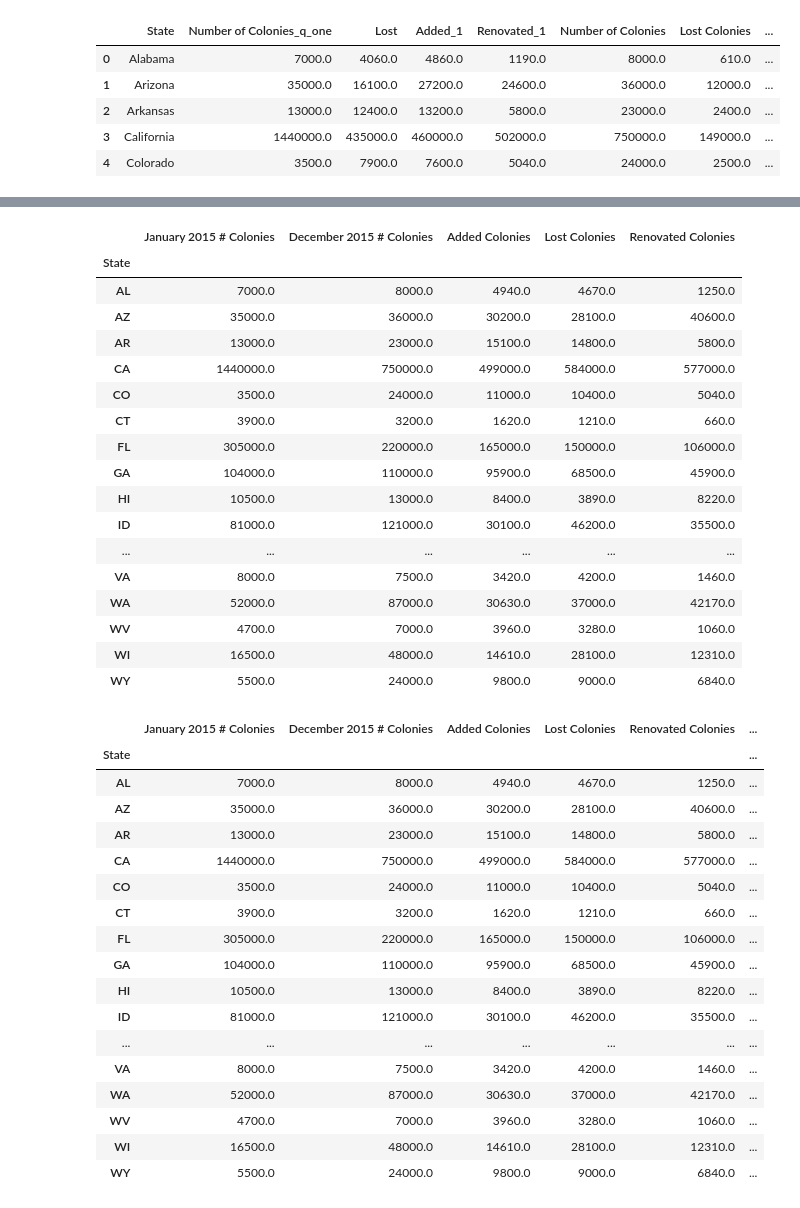
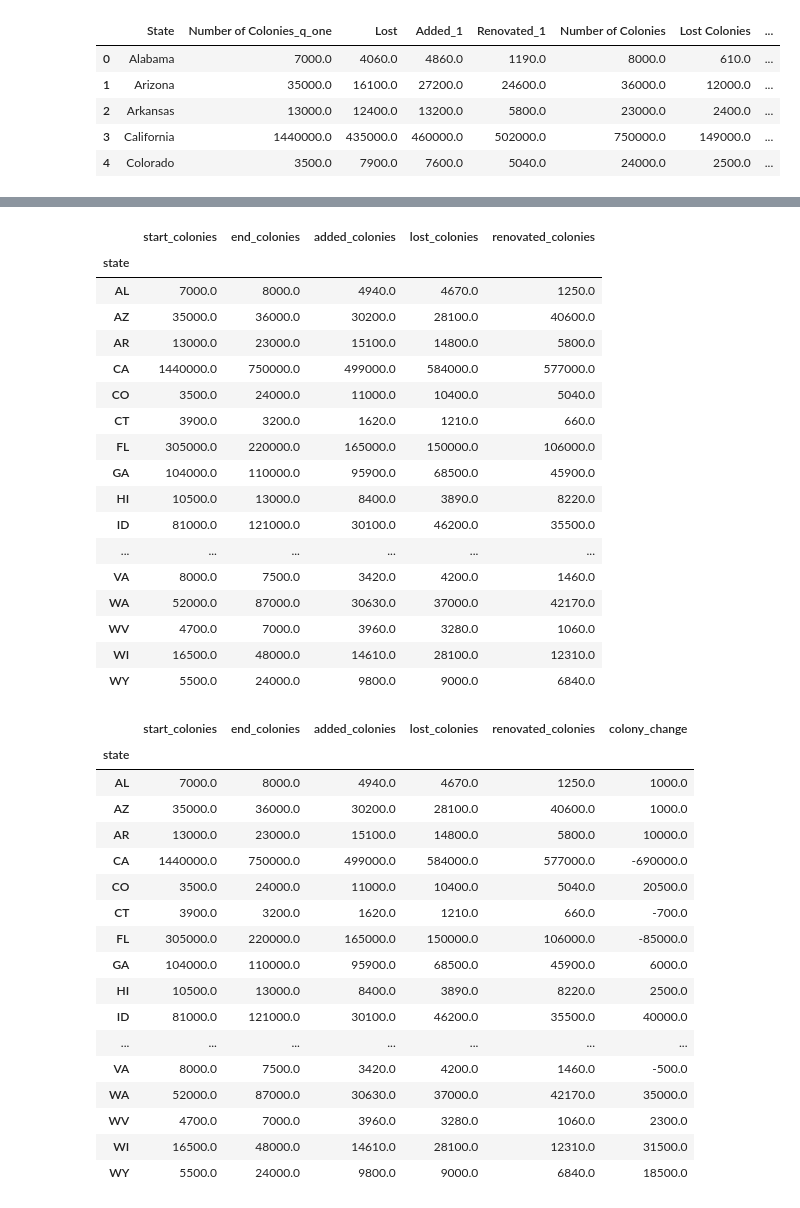
Before and after one commit to ericaleon/ETL_project, a Jupyter notebook: Extract Colony Data.ipynb, the cells around one changed output, grey strips where cells are left out. Drawn from its saved outputs; the diff is of its cells as text; code cells hidden in the pictures.

Commit message:
combining honey and colonies notebooks

```diff
--- a/Extract Colony Data.ipynb
+++ b/Extract Colony Data.ipynb
@@ -297,6 +307,6 @@ end = q1_q4["Number of Colonies"]
 added = q1_q4["Added_Total"]
 lost = q1_q4["Lost_Total"]
 renovated = q1_q4["Renovated_Total"]
-total_2015 = pd.DataFrame({"State":state, "January 2015 # Colonies":start, "December 2015 # Colonies":end, "Added Colonies":added, "Lost Colonies":lost, "Renovated Colonies":renovated})
+total_2015 = pd.DataFrame({"state":state, "start_colonies":start, "end_colonies":end, "added_colonies":added, "lost_colonies":lost, "renovated_colonies":renovated})
 total_2015
 # %% [output]
@@ -320,5 +330,5 @@ total_2015
 # %%
-total_2015["State"] = total_2015["State"].replace({
+total_2015["state"] = total_2015["state"].replace({
     'Alabama': 'AL',
     'Alaska': 'AK',
     'Arizona': 'AZ',
@@ -393,5 +403,5 @@ total_2015
 # %%
 # Set dataframe index to state
-total_2015=total_2015.set_index("State")
+total_2015=total_2015.set_index("state")
 total_2015
 # %% [output]
@@ -418,8 +428,8 @@ total_2015
 total_2015.drop(total_2015.index[45:], inplace=True)
 total_2015
 # %% [output]
-|  | January 2015 # Colonies | December 2015 # Colonies | Added Colonies | Lost Colonies | Renovated Colonies |
-| State |  |  |  |  |  |
+|  | start_colonies | end_colonies | added_colonies | lost_colonies | renovated_colonies |
+| state |  |  |  |  |  |
 | AL | 7000.0 | 8000.0 | 4940.0 | 4670.0 | 1250.0 |
 | AZ | 35000.0 | 36000.0 | 30200.0 | 28100.0 | 40600.0 |
 | AR | 13000.0 | 23000.0 | 15100.0 | 14800.0 | 5800.0 |
@@ -438,25 +448,25 @@ total_2015
 | WY | 5500.0 | 24000.0 | 9800.0 | 9000.0 | 6840.0 |
 # %%
 # Calculate the change in number of colonies from Jan. to Dec. and put that info into a column
-change = total_2015["December 2015 # Colonies"]-total_2015["January 2015 # Colonies"]
-total_2015["Colony Change 2015"]=change
+change = total_2015["end_colonies"]-total_2015["start_colonies"]
+total_2015["colony_change"]=change
 total_2015
 # %% [output]
-|  | January 2015 # Colonies | December 2015 # Colonies | Added Colonies | Lost Colonies | Renovated Colonies | ... |
-| State |  |  |  |  |  | ... |
-| AL | 7000.0 | 8000.0 | 4940.0 | 4670.0 | 1250.0 | ... |
-| AZ | 35000.0 | 36000.0 | 30200.0 | 28100.0 | 40600.0 | ... |
-| AR | 13000.0 | 23000.0 | 15100.0 | 14800.0 | 5800.0 | ... |
-| CA | 1440000.0 | 750000.0 | 499000.0 | 584000.0 | 577000.0 | ... |
-| CO | 3500.0 | 24000.0 | 11000.0 | 10400.0 | 5040.0 | ... |
-| CT | 3900.0 | 3200.0 | 1620.0 | 1210.0 | 660.0 | ... |
-| FL | 305000.0 | 220000.0 | 165000.0 | 150000.0 | 106000.0 | ... |
-| GA | 104000.0 | 110000.0 | 95900.0 | 68500.0 | 45900.0 | ... |
-| HI | 10500.0 | 13000.0 | 8400.0 | 3890.0 | 8220.0 | ... |
-| ID | 81000.0 | 121000.0 | 30100.0 | 46200.0 | 35500.0 | ... |
+|  | start_colonies | end_colonies | added_colonies | lost_colonies | renovated_colonies | colony_change |
+| state |  |  |  |  |  |  |
+| AL | 7000.0 | 8000.0 | 4940.0 | 4670.0 | 1250.0 | 1000.0 |
+| AZ | 35000.0 | 36000.0 | 30200.0 | 28100.0 | 40600.0 | 1000.0 |
+| AR | 13000.0 | 23000.0 | 15100.0 | 14800.0 | 5800.0 | 10000.0 |
+| CA | 1440000.0 | 750000.0 | 499000.0 | 584000.0 | 577000.0 | -690000.0 |
+| CO | 3500.0 | 24000.0 | 11000.0 | 10400.0 | 5040.0 | 20500.0 |
+| CT | 3900.0 | 3200.0 | 1620.0 | 1210.0 | 660.0 | -700.0 |
+| FL | 305000.0 | 220000.0 | 165000.0 | 150000.0 | 106000.0 | -85000.0 |
+| GA | 104000.0 | 110000.0 | 95900.0 | 68500.0 | 45900.0 | 6000.0 |
+| HI | 10500.0 | 13000.0 | 8400.0 | 3890.0 | 8220.0 | 2500.0 |
+| ID | 81000.0 | 121000.0 | 30100.0 | 46200.0 | 35500.0 | 40000.0 |
 | ... | ... | ... | ... | ... | ... | ... |
-| VA | 8000.0 | 7500.0 | 3420.0 | 4200.0 | 1460.0 | ... |
-| WA | 52000.0 | 87000.0 | 30630.0 | 37000.0 | 42170.0 | ... |
-| WV | 4700.0 | 7000.0 | 3960.0 | 3280.0 | 1060.0 | ... |
-| WI | 16500.0 | 48000.0 | 14610.0 | 28100.0 | 12310.0 | ... |
-| WY | 5500.0 | 24000.0 | 9800.0 | 9000.0 | 6840.0 | ... |
+| VA | 8000.0 | 7500.0 | 3420.0 | 4200.0 | 1460.0 | -500.0 |
+| WA | 52000.0 | 87000.0 | 30630.0 | 37000.0 | 42170.0 | 35000.0 |
+| WV | 4700.0 | 7000.0 | 3960.0 | 3280.0 | 1060.0 | 2300.0 |
+| WI | 16500.0 | 48000.0 | 14610.0 | 28100.0 | 12310.0 | 31500.0 |
+| WY | 5500.0 | 24000.0 | 9800.0 | 9000.0 | 6840.0 | 18500.0 |
```
Also changed, not shown: parts of 14 cells of this notebook, 1 other file.
